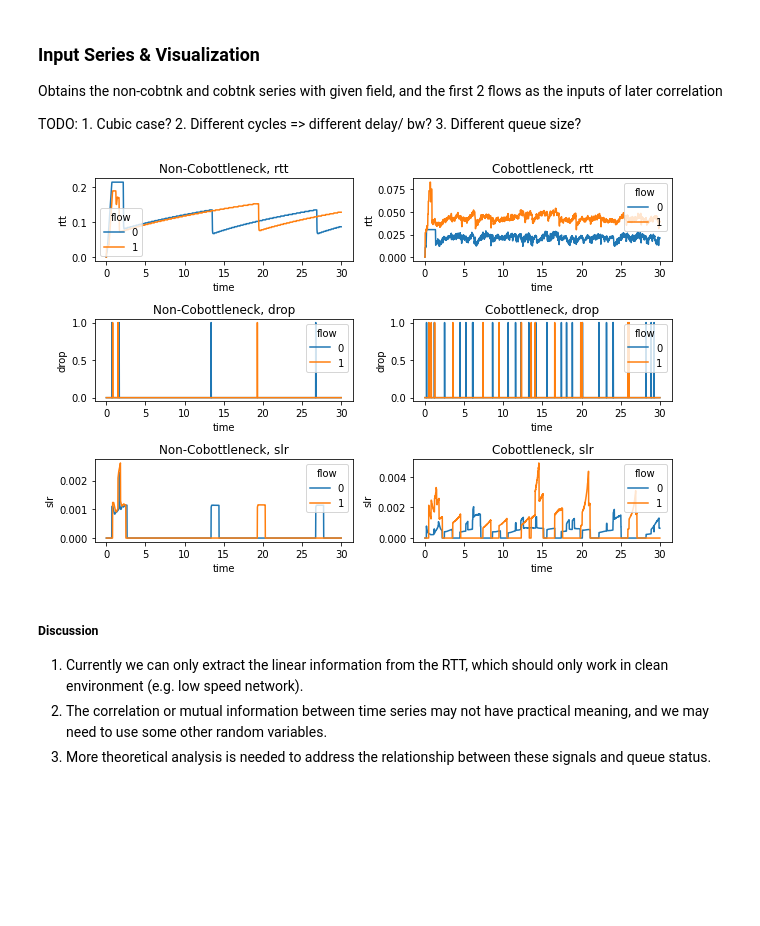
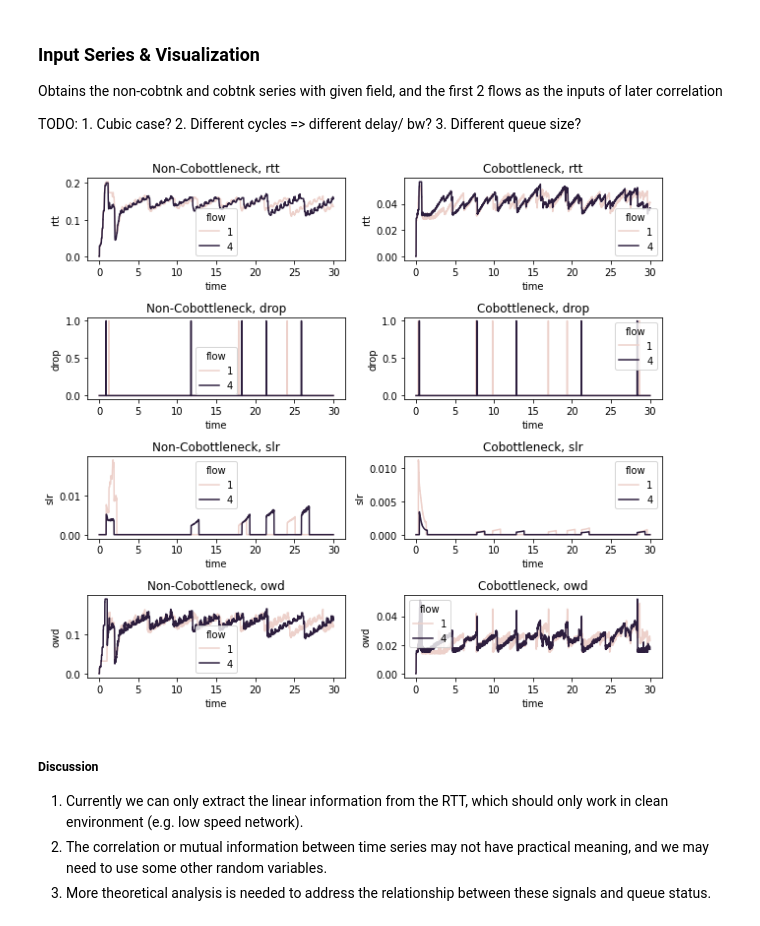
Before and after one commit to PrinceS17/NS_Simulation_Toolkit, a Jupyter notebook: script/corr_analysis.ipynb, the cells around one changed output. Saved outputs shown, nothing was run; the diff lists cells and outputs as text; code cells hidden in the pictures; blank space fills up the shorter version.

```diff
--- a/script/corr_analysis.ipynb
+++ b/script/corr_analysis.ipynb
@@ -16,6 +16,8 @@ import matplotlib.pyplot as plt
 csvs, qcsv, rcsv = [], [], []
 raw_folder = '../BBR_test/ns-3.27/MboxStatistics/'
 Run_id = [
+    5380, 5381,   # 5+5, inter 1000p, codel, proc, user 2 per node, rev 5
+    2735, 2736,   # 10+10, inter 1000p, codel, proc, w/ 2 user cross flows for each normal node
     2829, 2830,   # same, with slr and drop prepared
     176, 177,   # same, but add reverse cross traffic w/ 30M x 10
 
@@ -38,7 +40,7 @@ for rid, n_flow in zip(Run_id, N_flows):
     rcsv.append(f'rate_{rid}.csv')
 
 Csv_files = csvs[:2]
-Fields = ['rtt', 'drop', 'slr']         # candidates: cwnd, rtt, slr, drop, bytes_in_flight, cstate
+Fields = ['rtt', 'drop', 'slr', 'owd']         # candidates: cwnd, rtt, slr, drop, bytes_in_flight, cstate
 
 for csvs in [qcsv, rcsv]:
     for i, csv in enumerate(csvs):
@@ -97,23 +99,24 @@ TODO:
 # %%
 # manually input the run id, flow id, and field
 # nonco_df and co_df are what we use exactly as inputs of correlation
 # fields = ['cwnd', 'rtt']                  # candidates: cwnd, rtt, llr, drop, bytes_in_flight, cstate
 fields = Fields
 nonco_df = dfs[0][['time', 'flow'] + fields]
 co_df = dfs[1][['time', 'flow'] + fields]
 # co_df['queue'] = qdf['packet_in_queue']     # TODO: temp hack
 cases = ['Non-Cobottleneck', 'Cobottleneck']
 
 # two flows from Non-Cobtnk case
+Flow1, Flow2 = 1, 4
 fig, ax = plt.subplots(len(fields),2, figsize=(9,2*len(fields)))
 for i, df in enumerate([nonco_df, co_df]):
     for j, field in enumerate(fields):
-        df = df[df.flow < 2]        # only the two normal flows
+        df = df.query(f'flow == {Flow1} or flow == {Flow2}')        # only the two normal flows
         sns.lineplot(x='time', y=field, hue='flow', data=df, ax=ax[j, i])
         ax[j, i].set_title(cases[i] + f', {field}')
 plt.tight_layout()
 # %% [output]
-[figure, old version]
+[figure, new version]
 # %% [markdown]
 ##### Discussion
 1. Currently we can only extract the linear information from the RTT, which should only work in clean environment (e.g. low speed network).
```
Also changed, not shown: parts of 14 cells of this notebook, 2 other files.
